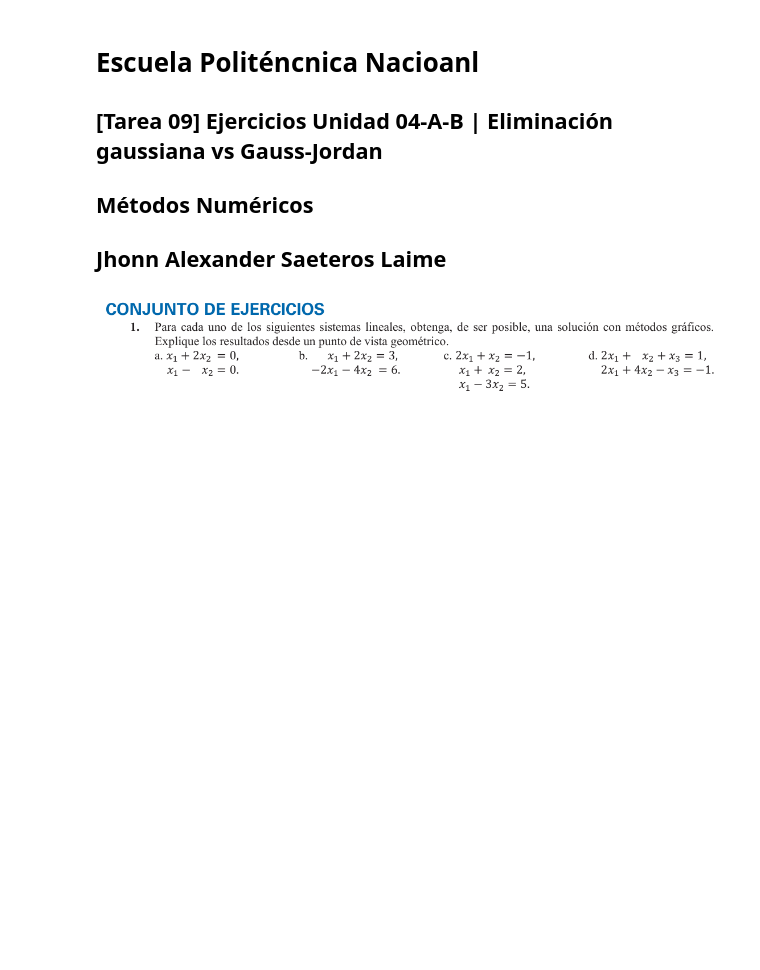
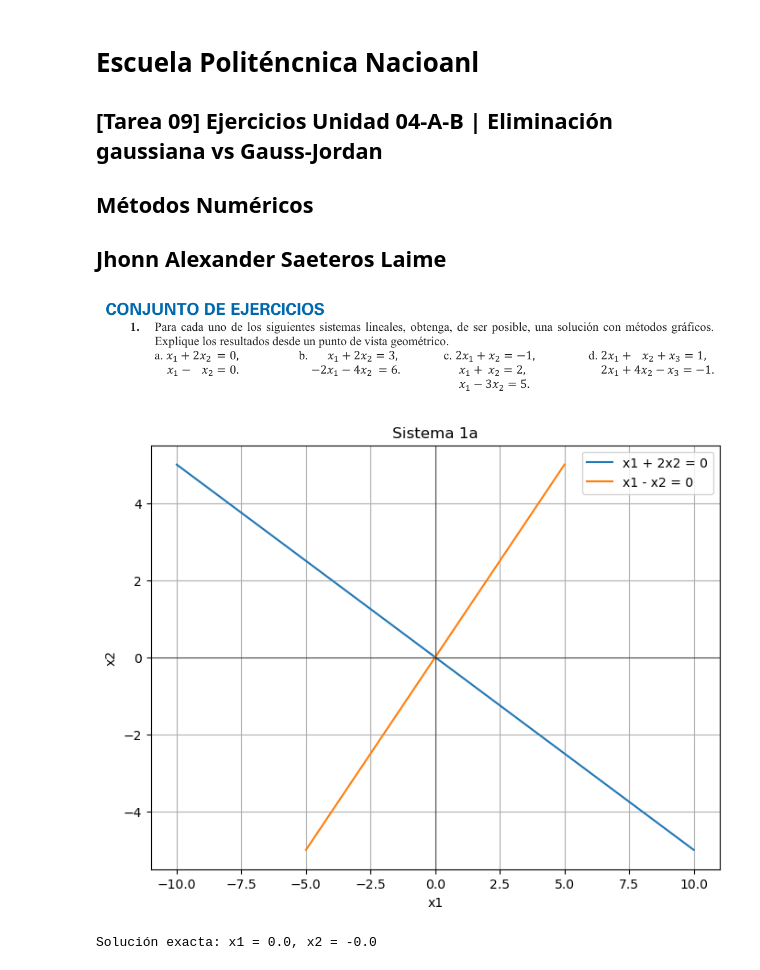
Before and after one commit to JASL22/-Tarea-09-Ejercicios-Unidad-04-A-B-Eliminaci-n-gaussiana-vs-Gauss-Jordan, a Jupyter notebook: Tarea9.ipynb, the cells around one changed output. Drawn from its saved outputs; the diff is of its cells as text; code cells hidden in the pictures; blank space fills up the shorter version.

```diff
--- a/Tarea9.ipynb
+++ b/Tarea9.ipynb
@@ -7,0 +13,29 @@
+# %%
+# Sistema:
+# x1 + 2x2 = 0
+# x1 - x2 = 0
+
+x2 = np.linspace(-5, 5, 100)
+x1_1 = -2*x2
+x1_2 = x2
+
+plt.figure(figsize=(8, 6))
+plt.plot(x1_1, x2, label='x1 + 2x2 = 0')
+plt.plot(x1_2, x2, label='x1 - x2 = 0')
+plt.xlabel('x1')
+plt.ylabel('x2')
+plt.title('Sistema 1a')
+plt.axhline(0, color='black', linewidth=0.5)
+plt.axvline(0, color='black', linewidth=0.5)
+plt.grid(True)
+plt.legend()
+plt.show()
+
+# Solución exacta
+A = np.array([[1, 2], [1, -1]])
+b = np.array([0, 0])
+sol = linalg.solve(A, b)
+print(f"Solución exacta: x1 = {sol[0]}, x2 = {sol[1]}")
+# %% [output]
+[figure, added]
+Solución exacta: x1 = 0.0, x2 = -0.0
```
Also changed, not shown: parts of 2 cells of this notebook.
